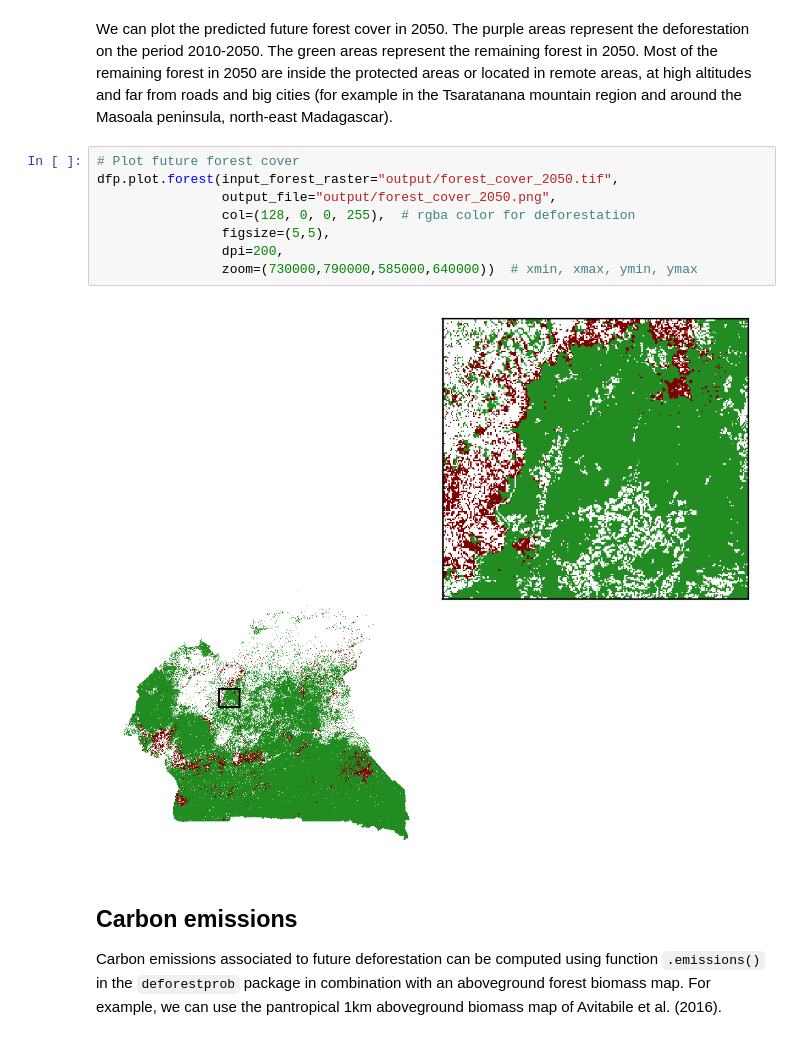
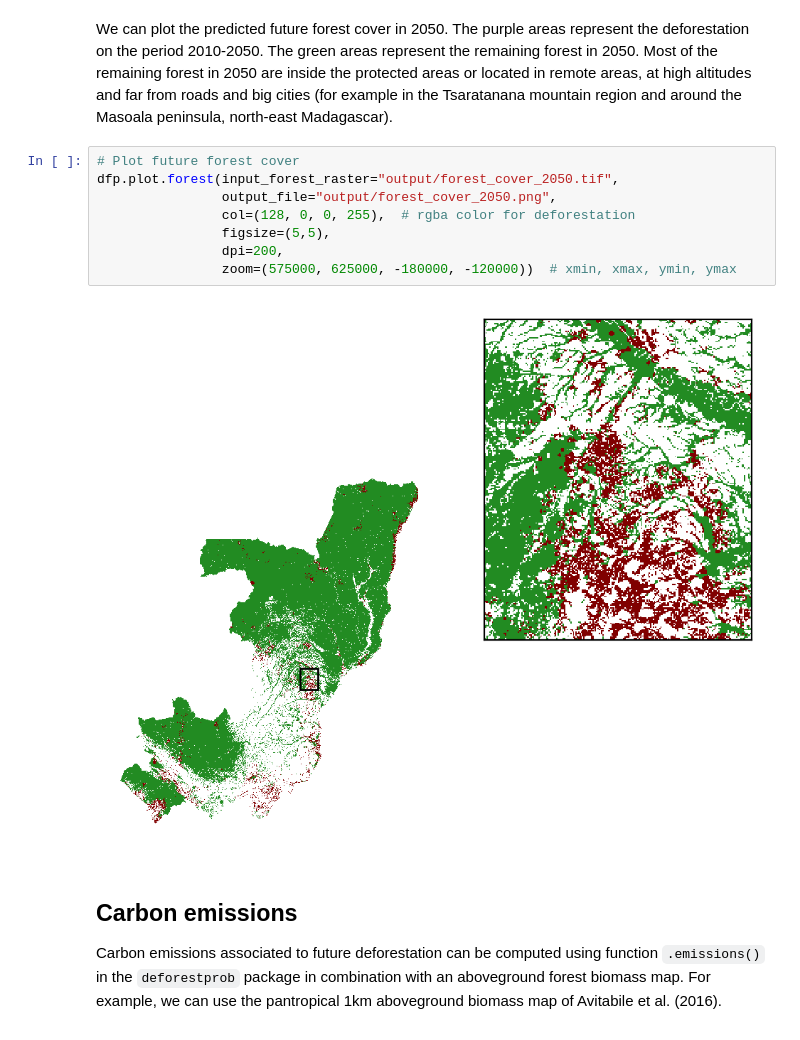
Before and after one commit to ghislainv/workshopReCaREDD, a Jupyter notebook: deforCongo/notebook/notebook.ipynb, the cells around one changed output. Saved outputs shown, nothing was run; the diff lists cells and outputs as text.

```diff
--- a/deforCongo/notebook/notebook.ipynb
+++ b/deforCongo/notebook/notebook.ipynb
@@ -468,13 +471,13 @@ We can plot the predicted future forest cover in 2050. The purple areas represen
 # %%
 # Plot future forest cover
 dfp.plot.forest(input_forest_raster="output/forest_cover_2050.tif",
                 output_file="output/forest_cover_2050.png",
                 col=(128, 0, 0, 255),  # rgba color for deforestation
                 figsize=(5,5),
                 dpi=200,
-                zoom=(730000,790000,585000,640000))  # xmin, xmax, ymin, ymax
+                zoom=(575000, 625000, -180000, -120000))  # xmin, xmax, ymin, ymax
 # %% [output]
-[figure, old version]
+[figure, new version]
 # %% [markdown]
 ## Carbon emissions
 
```
Also changed, not shown: parts of 10 cells of this notebook.
